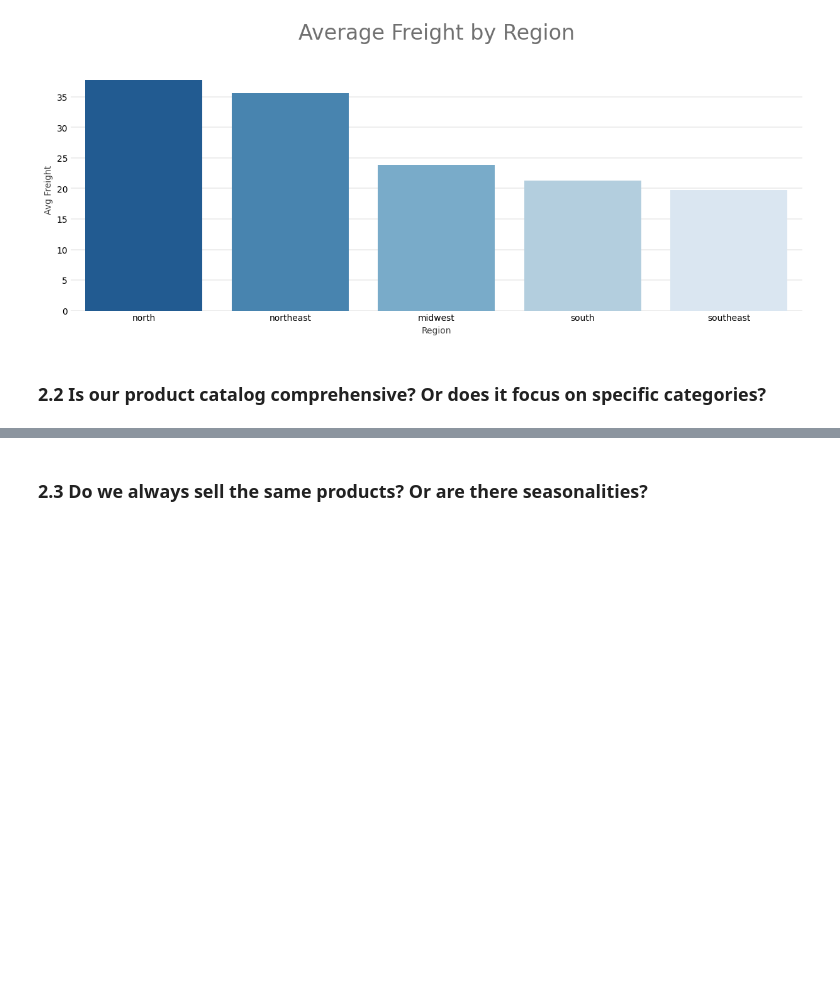
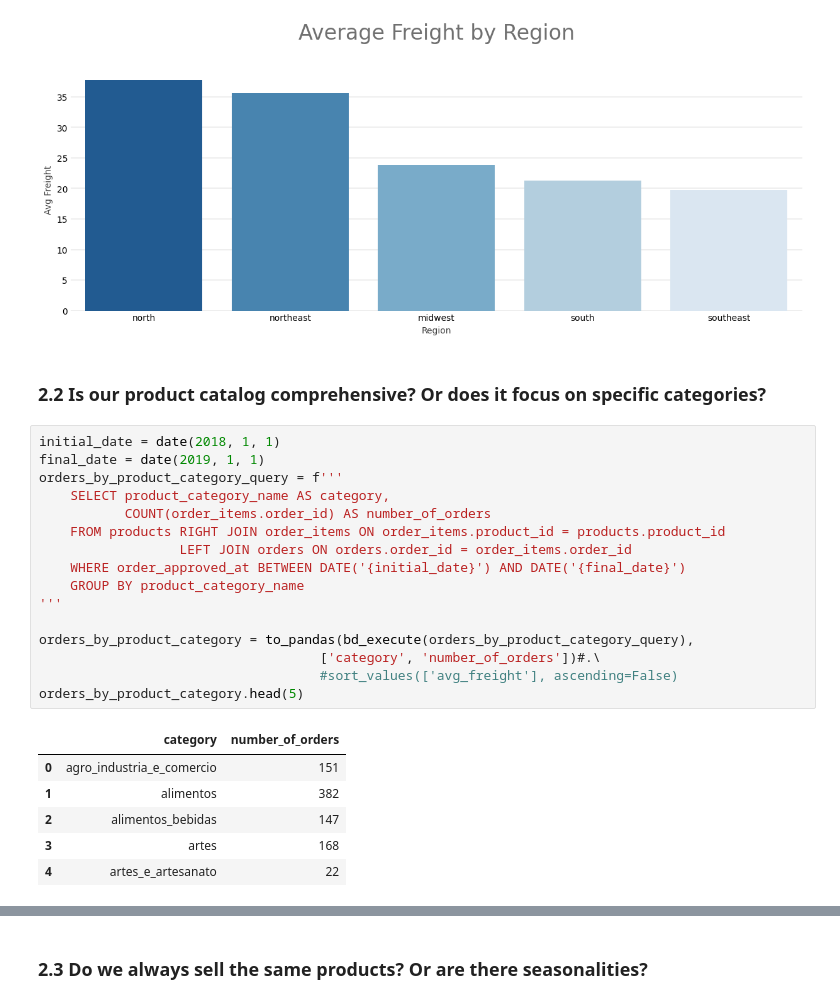
Before and after one commit to pauloreis-ds/olist, a Jupyter notebook: business_questions_insights/notebooks/1.1-pr-data-analysis-full-postgresql-challenge.ipynb, the cells around one changed output, grey strips where cells are left out. Cells and saved outputs as stored; diff of their text form; blank space fills up the shorter version.

```diff
--- a/business_questions_insights/notebooks/1.1-pr-data-analysis-full-postgresql-challenge.ipynb
+++ b/business_questions_insights/notebooks/1.1-pr-data-analysis-full-postgresql-challenge.ipynb
@@ -431,3 +431,26 @@ plt.show()
 [figure]
 # %% [markdown]
 ### 2.2 Is our product catalog comprehensive? Or does it focus on specific categories?
+# %%
+initial_date = date(2018, 1, 1)
+final_date = date(2019, 1, 1)
+orders_by_product_category_query = f'''
+    SELECT product_category_name AS category,
+           COUNT(order_items.order_id) AS number_of_orders
+    FROM products RIGHT JOIN order_items ON order_items.product_id = products.product_id
+                  LEFT JOIN orders ON orders.order_id = order_items.order_id
+    WHERE order_approved_at BETWEEN DATE('{initial_date}') AND DATE('{final_date}')
+    GROUP BY product_category_name
+'''
+
+orders_by_product_category = to_pandas(bd_execute(orders_by_product_category_query),
+                                    ['category', 'number_of_orders'])#.\
+                                    #sort_values(['avg_freight'], ascending=False)
+orders_by_product_category.head(5)
+# %% [output]
+|  | category | number_of_orders |
+| 0 | agro_industria_e_comercio | 151 |
+| 1 | alimentos | 382 |
+| 2 | alimentos_bebidas | 147 |
+| 3 | artes | 168 |
+| 4 | artes_e_artesanato | 22 |
```
Also changed, not shown: parts of 4 cells of this notebook, 2 other files.
